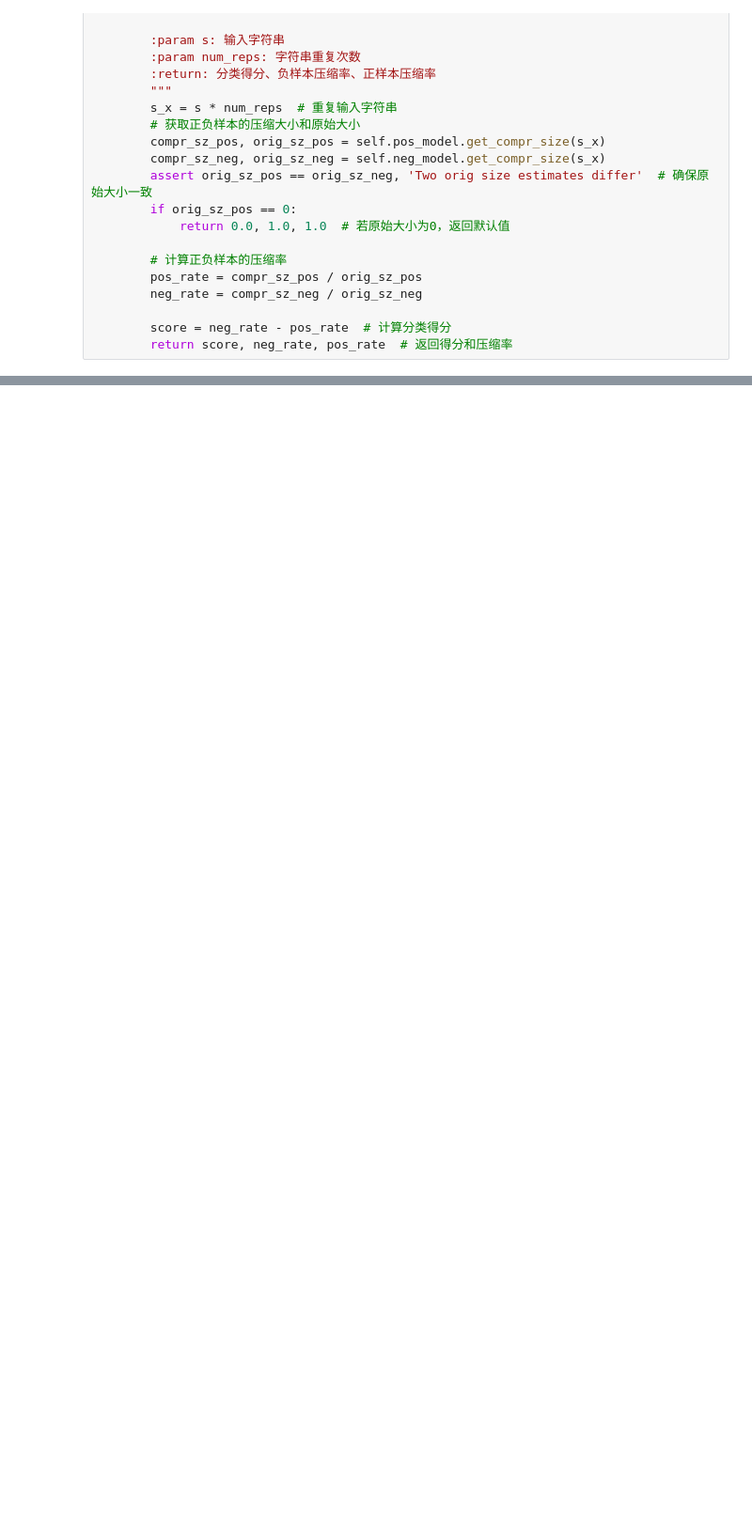
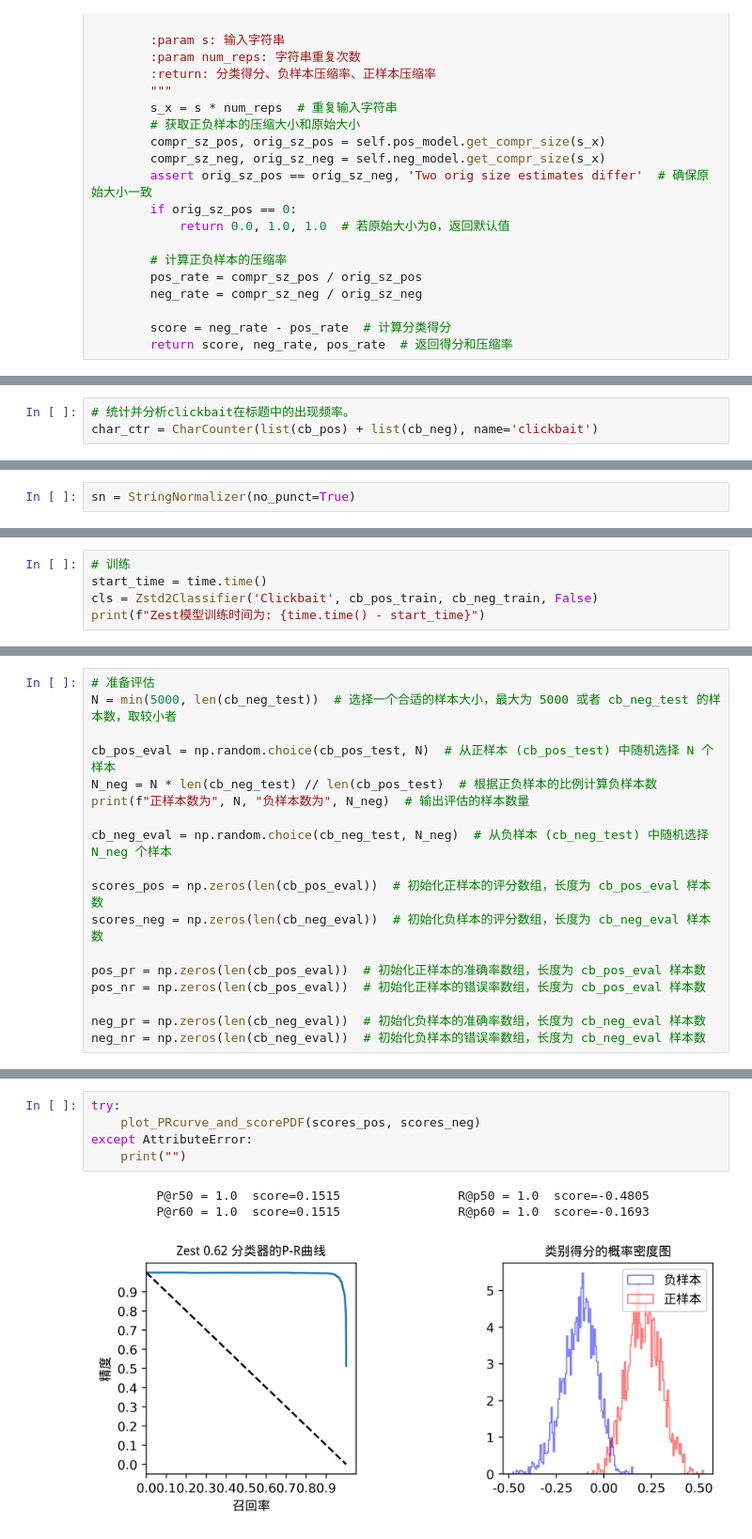
Before and after one commit to YukiSiH/nlp2024, a Jupyter notebook: zest/nlpfinal.ipynb, the cells around one changed output, grey strips where cells are left out. Shown at 94% size. Saved outputs shown, nothing was run; the diff lists cells and outputs as text; blank space fills up the shorter version.

```diff
--- a/zest/nlpfinal.ipynb
+++ b/zest/nlpfinal.ipynb
@@ -472,0 +507,3 @@ class Zstd2Classifier:
+# %%
+# 统计并分析clickbait在标题中的出现频率。
+char_ctr = CharCounter(list(cb_pos) + list(cb_neg), name='clickbait')
@@ -472,0 +514,2 @@ class Zstd2Classifier:
+# %%
+sn = StringNormalizer(no_punct=True)
@@ -472,0 +560,5 @@ class Zstd2Classifier:
+# %%
+# 训练
+start_time = time.time()
+cls = Zstd2Classifier('Clickbait', cb_pos_train, cb_neg_train, False)
+print(f"Zest模型训练时间为: {time.time() - start_time}")
@@ -472,0 +567,18 @@ class Zstd2Classifier:
+# %%
+# 准备评估
+N = min(5000, len(cb_neg_test))  # 选择一个合适的样本大小，最大为 5000 或者 cb_neg_test 的样本数，取较小者
+
+cb_pos_eval = np.random.choice(cb_pos_test, N)  # 从正样本 (cb_pos_test) 中随机选择 N 个样本
+N_neg = N * len(cb_neg_test) // len(cb_pos_test)  # 根据正负样本的比例计算负样本数
+print(f"正样本数为", N, "负样本数为", N_neg)  # 输出评估的样本数量
+
+cb_neg_eval = np.random.choice(cb_neg_test, N_neg)  # 从负样本 (cb_neg_test) 中随机选择 N_neg 个样本
+
+scores_pos = np.zeros(len(cb_pos_eval))  # 初始化正样本的评分数组，长度为 cb_pos_eval 样本数
+scores_neg = np.zeros(len(cb_neg_eval))  # 初始化负样本的评分数组，长度为 cb_neg_eval 样本数
+
+pos_pr = np.zeros(len(cb_pos_eval))  # 初始化正样本的准确率数组，长度为 cb_pos_eval 样本数
+pos_nr = np.zeros(len(cb_pos_eval))  # 初始化正样本的错误率数组，长度为 cb_pos_eval 样本数
+
+neg_pr = np.zeros(len(cb_neg_eval))  # 初始化负样本的准确率数组，长度为 cb_neg_eval 样本数
+neg_nr = np.zeros(len(cb_neg_eval))  # 初始化负样本的错误率数组，长度为 cb_neg_eval 样本数
@@ -472,0 +726,9 @@ class Zstd2Classifier:
+# %%
+try:
+    plot_PRcurve_and_scorePDF(scores_pos, scores_neg)
+except AttributeError:
+    print("")
+# %% [output]
+         P@r50 = 1.0  score=0.1515                R@p50 = 1.0  score=-0.4805
+         P@r60 = 1.0  score=0.1515                R@p60 = 1.0  score=-0.1693
+[figure, added]
```
Also changed, not shown: parts of 13 cells of this notebook.
